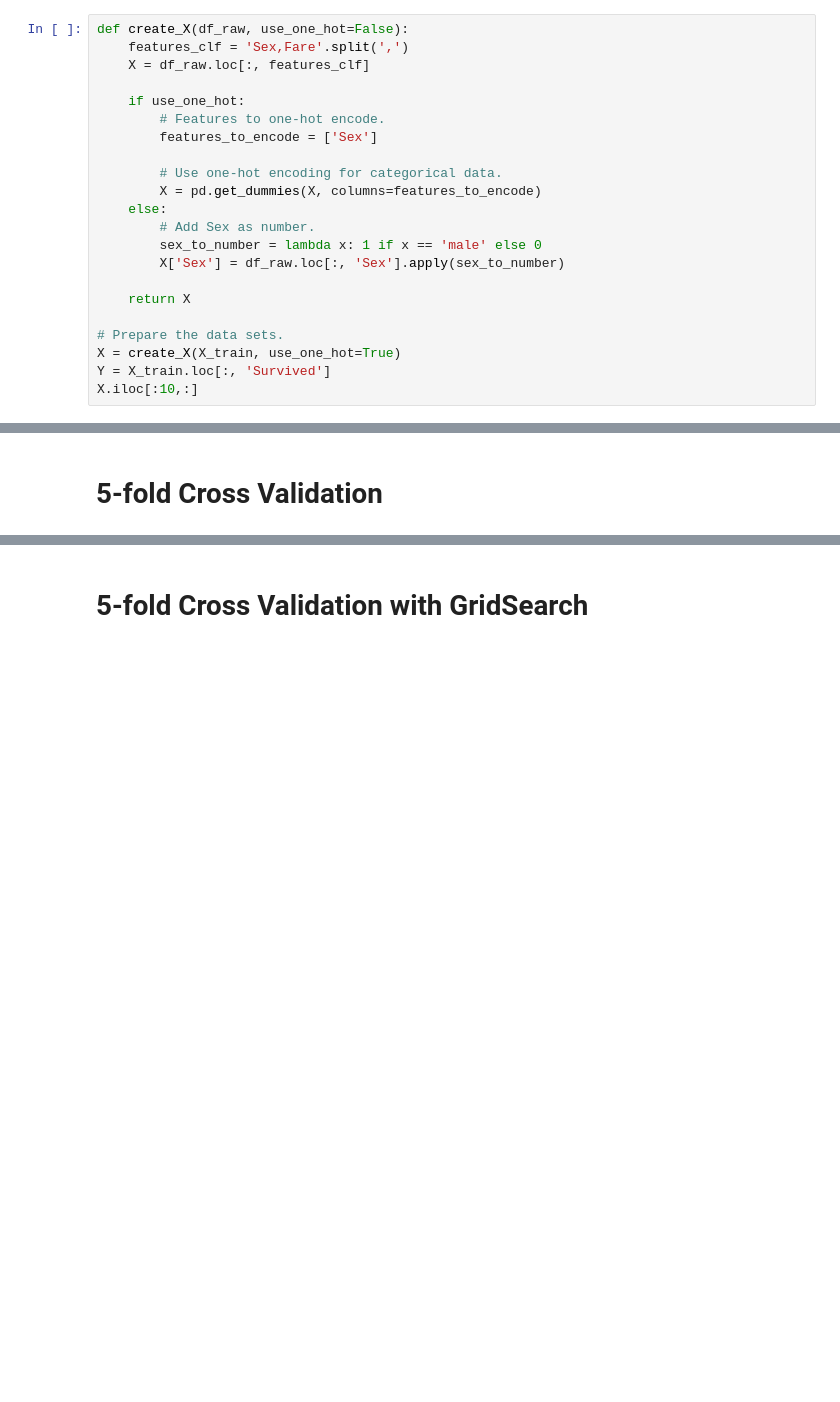
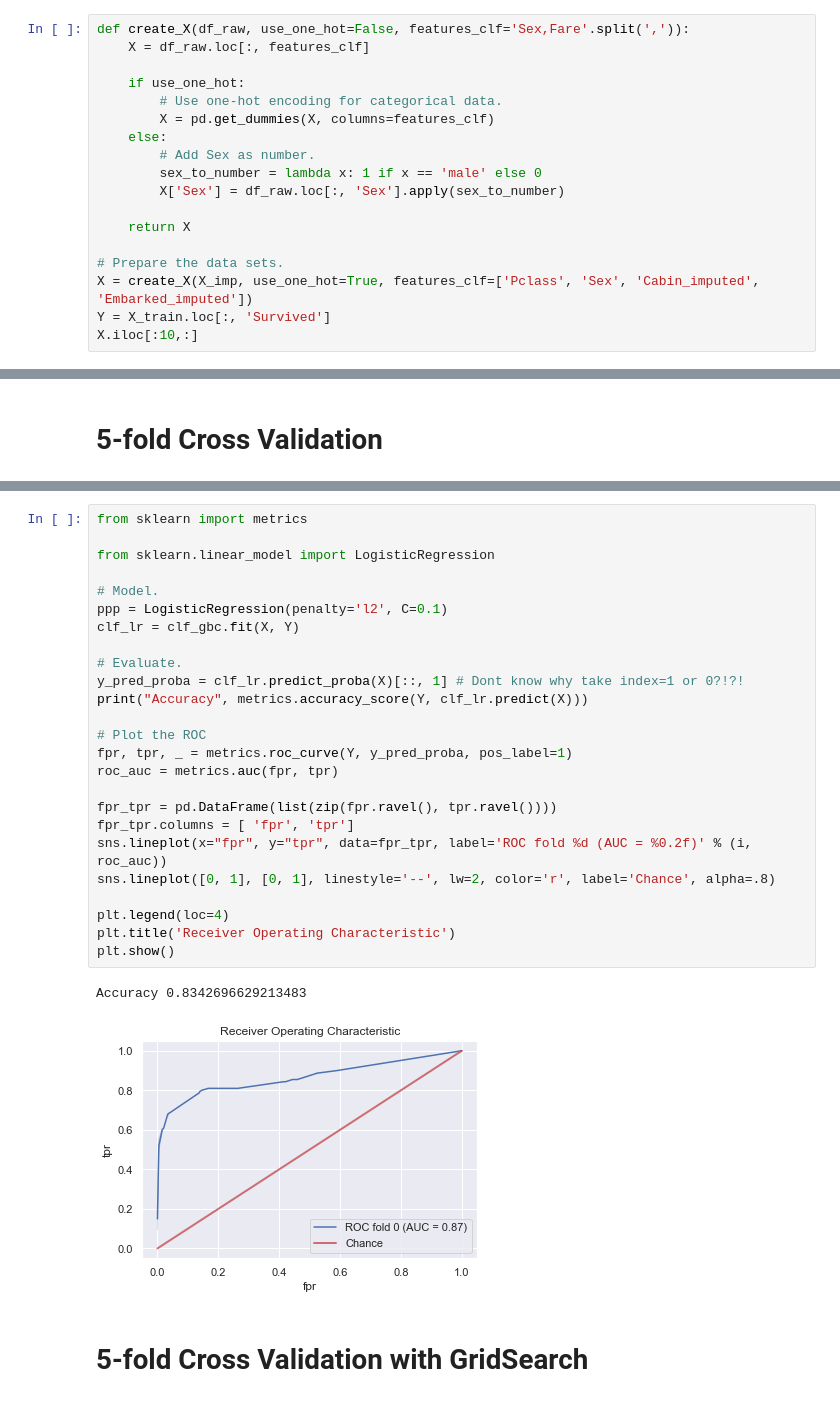
Before and after one commit to itudoben/kaggle-titanic, a Jupyter notebook: src/notebooks/titanic_dataset_survival.ipynb, the cells around one changed output, grey strips where cells are left out. Saved outputs shown, nothing was run; the diff lists cells and outputs as text; blank space fills up the shorter version.

Commit message:
ADD Receiver Operating Characteristic plotting for one model

```diff
--- a/src/notebooks/titanic_dataset_survival.ipynb
+++ b/src/notebooks/titanic_dataset_survival.ipynb
@@ -219,14 +388,10 @@ df_tmp.describe()
 # %%
-def create_X(df_raw, use_one_hot=False):
-    features_clf = 'Sex,Fare'.split(',')
+def create_X(df_raw, use_one_hot=False, features_clf='Sex,Fare'.split(',')):
     X = df_raw.loc[:, features_clf]
 
     if use_one_hot:
-        # Features to one-hot encode.
-        features_to_encode = ['Sex']
-
         # Use one-hot encoding for categorical data.
-        X = pd.get_dummies(X, columns=features_to_encode)
+        X = pd.get_dummies(X, columns=features_clf)
     else:
         # Add Sex as number.
         sex_to_number = lambda x: 1 if x == 'male' else 0
@@ -235,6 +400,6 @@ def create_X(df_raw, use_one_hot=False):
     return X
 
 # Prepare the data sets.
-X = create_X(X_train, use_one_hot=True)
+X = create_X(X_imp, use_one_hot=True, features_clf=['Pclass', 'Sex', 'Cabin_imputed', 'Embarked_imputed'])
 Y = X_train.loc[:, 'Survived']
 X.iloc[:10,:]
@@ -282,3 +482,31 @@ cross_val_score_do('GradientBoostingClassifier', clf_gbc, X, Y, 5)
+# %%
+from sklearn import metrics
+
+from sklearn.linear_model import LogisticRegression
+
+# Model.
+ppp = LogisticRegression(penalty='l2', C=0.1)
+clf_lr = clf_gbc.fit(X, Y)
+
+# Evaluate.
+y_pred_proba = clf_lr.predict_proba(X)[::, 1] # Dont know why take index=1 or 0?!?!
+print("Accuracy", metrics.accuracy_score(Y, clf_lr.predict(X)))
+
+# Plot the ROC
+fpr, tpr, _ = metrics.roc_curve(Y, y_pred_proba, pos_label=1)
+roc_auc = metrics.auc(fpr, tpr)
+
+fpr_tpr = pd.DataFrame(list(zip(fpr.ravel(), tpr.ravel())))
+fpr_tpr.columns = [ 'fpr', 'tpr']
+sns.lineplot(x="fpr", y="tpr", data=fpr_tpr, label='ROC fold %d (AUC = %0.2f)' % (i, roc_auc))
+sns.lineplot([0, 1], [0, 1], linestyle='--', lw=2, color='r', label='Chance', alpha=.8)
+
+plt.legend(loc=4)
+plt.title('Receiver Operating Characteristic')
+plt.show()
+# %% [output]
+Accuracy 0.8342696629213483
+[figure, added]
 # %% [markdown]
 # 5-fold Cross Validation with GridSearch
 # %%
```
Also changed, not shown: parts of 29 cells of this notebook.
